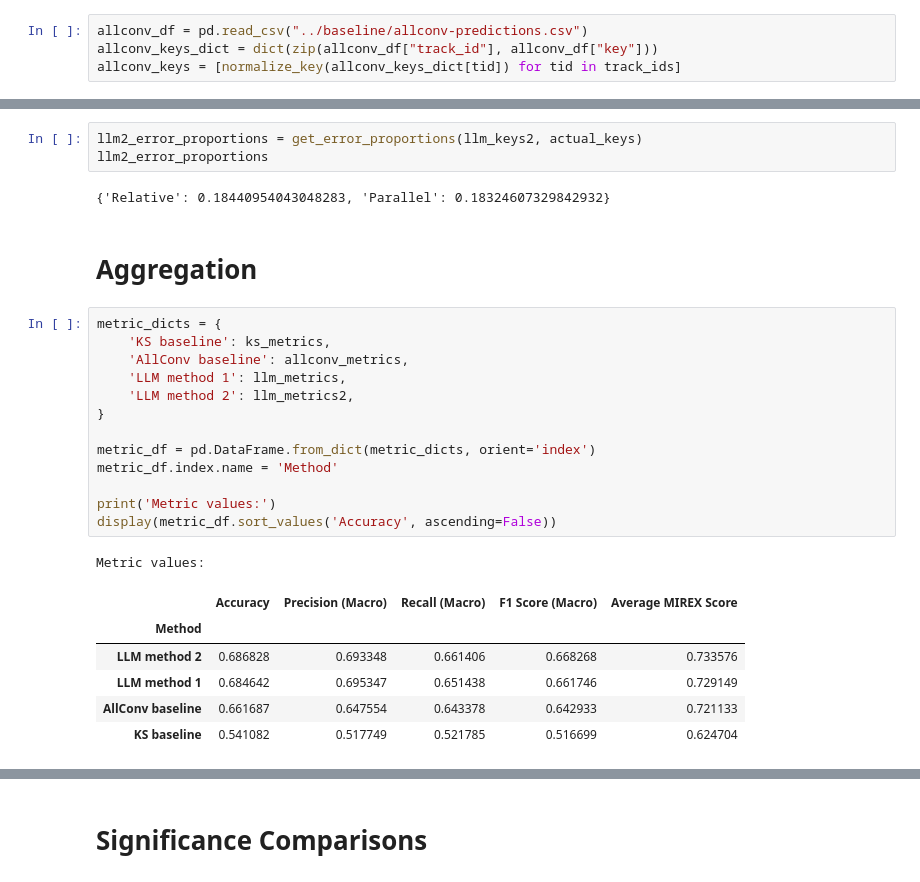
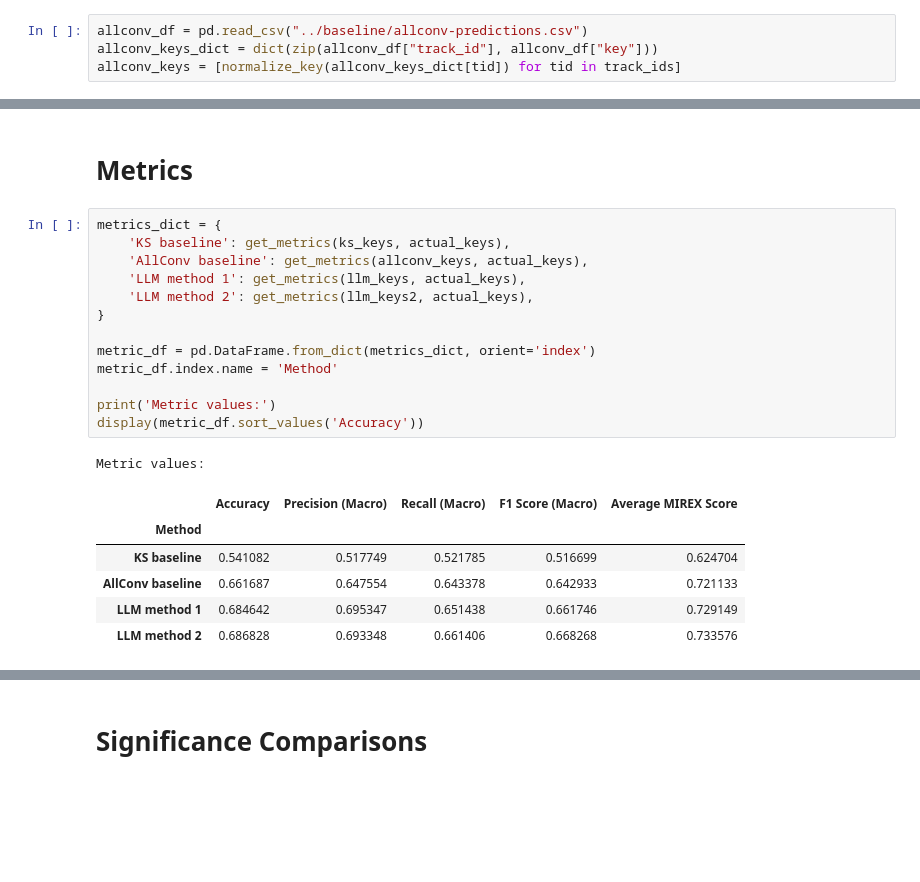
Before and after one commit to jeffgord/llm-key-estimation, a Jupyter notebook: evaluation/eval.ipynb, the cells around one changed output, grey strips where cells are left out. Saved outputs shown, nothing was run; the diff lists cells and outputs as text; blank space fills up the shorter version.

```diff
--- a/evaluation/eval.ipynb
+++ b/evaluation/eval.ipynb
@@ -221,30 +138,25 @@ Average MIREX Score: 0.7336
-# %%
-llm2_error_proportions = get_error_proportions(llm_keys2, actual_keys)
-llm2_error_proportions
-# %% [output]
-{'Relative': 0.18440954043048283, 'Parallel': 0.18324607329842932}
 # %% [markdown]
-# Aggregation
+# Metrics
 # %%
-metric_dicts = {
-    'KS baseline': ks_metrics,
-    'AllConv baseline': allconv_metrics,
-    'LLM method 1': llm_metrics,
-    'LLM method 2': llm_metrics2,
+metrics_dict = {
+    'KS baseline': get_metrics(ks_keys, actual_keys),
+    'AllConv baseline': get_metrics(allconv_keys, actual_keys),
+    'LLM method 1': get_metrics(llm_keys, actual_keys),
+    'LLM method 2': get_metrics(llm_keys2, actual_keys),
 }
 
-metric_df = pd.DataFrame.from_dict(metric_dicts, orient='index')
+metric_df = pd.DataFrame.from_dict(metrics_dict, orient='index')
 metric_df.index.name = 'Method'
 
 print('Metric values:')
-display(metric_df.sort_values('Accuracy', ascending=False))
+display(metric_df.sort_values('Accuracy'))
 # %% [output]
 Metric values:
 |  | Accuracy | Precision (Macro) | Recall (Macro) | F1 Score (Macro) | Average MIREX Score |
 | Method |  |  |  |  |  |
+| KS baseline | 0.541082 | 0.517749 | 0.521785 | 0.516699 | 0.624704 |
+| AllConv baseline | 0.661687 | 0.647554 | 0.643378 | 0.642933 | 0.721133 |
+| LLM method 1 | 0.684642 | 0.695347 | 0.651438 | 0.661746 | 0.729149 |
 | LLM method 2 | 0.686828 | 0.693348 | 0.661406 | 0.668268 | 0.733576 |
-| LLM method 1 | 0.684642 | 0.695347 | 0.651438 | 0.661746 | 0.729149 |
-| AllConv baseline | 0.661687 | 0.647554 | 0.643378 | 0.642933 | 0.721133 |
-| KS baseline | 0.541082 | 0.517749 | 0.521785 | 0.516699 | 0.624704 |
 # %%
 error_proportion_dicts = {
```
Also changed, not shown: parts of 20 cells of this notebook, 2 other files.
